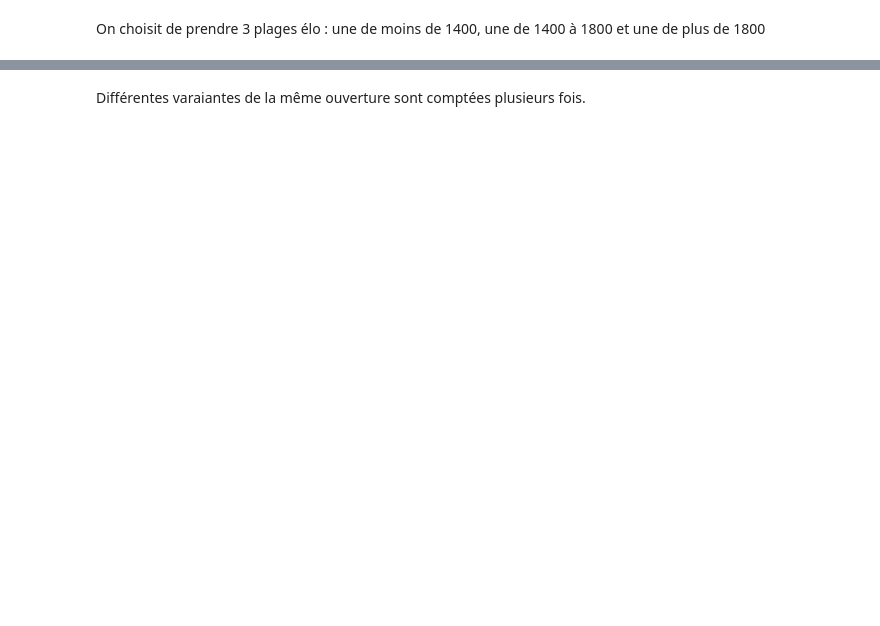
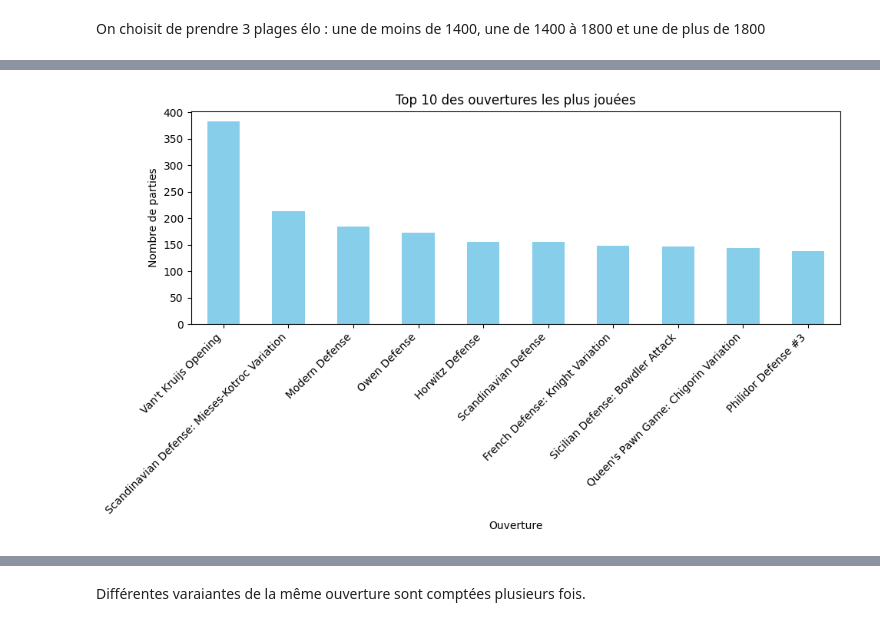
Before and after one commit to Playfaster92/chess_bot, a Jupyter notebook: read_metadata/reading_meta.ipynb, the cells around one changed output, grey strips where cells are left out. Cells and saved outputs as stored; diff of their text form; code cells hidden in the pictures; blank space fills up the shorter version.

```diff
--- a/read_metadata/reading_meta.ipynb
+++ b/read_metadata/reading_meta.ipynb
@@ -224,0 +231,13 @@ df.Opening.value_counts()[:10].plot.bar()
+# %%
+top_openings = df['Opening'].value_counts().head(10)
+
+# Trace le bar plot
+top_openings.plot(kind='bar', figsize=(10,6), color='skyblue')
+plt.title("Top 10 des ouvertures les plus jouées")
+plt.xlabel("Ouverture")
+plt.ylabel("Nombre de parties")
+plt.xticks(rotation=45, ha='right')
+plt.tight_layout()
+plt.show()
+# %% [output]
+[figure, added]
```
Also changed, not shown: parts of 35 cells of this notebook.
